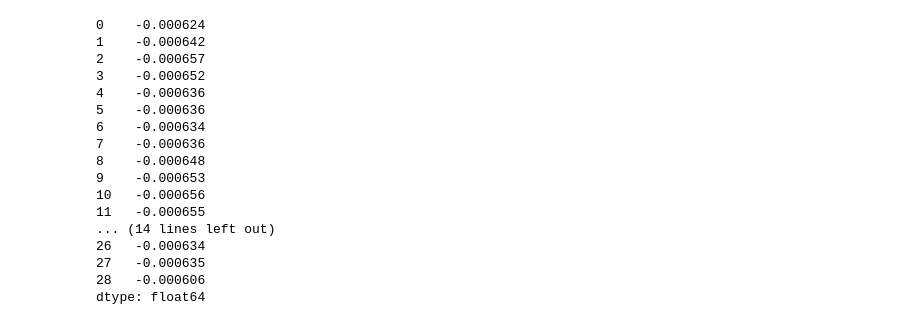
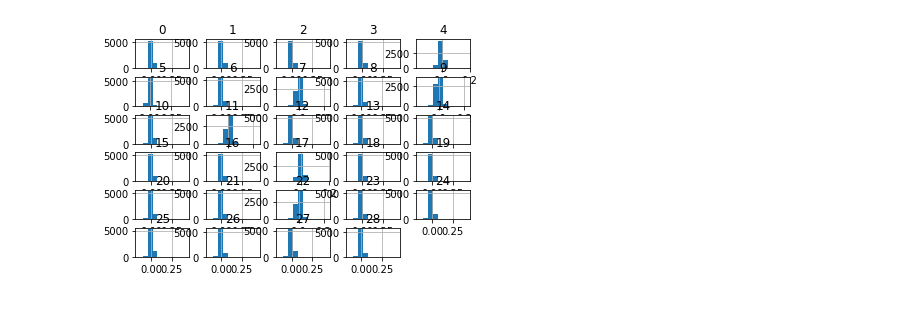
Before and after one commit to PacktPublishing/Artificial-Intelligence-with-Python-Cookbook, a Jupyter notebook: chapter04/Predicting stock prices with confidence.ipynb, the cells around one changed output. Drawn from its saved outputs; the diff is of its cells as text; code cells hidden in the pictures.

```diff
--- a/chapter04/Predicting stock prices with confidence.ipynb
+++ b/chapter04/Predicting stock prices with confidence.ipynb
@@ -84,22 +144,6 @@ X_train, X_test, y_train, y_test = train_test_split(X, y)
 #X_train = scaler.fit_transform(X_train)
 #X_test = scaler.transform(X_test)
 # %%
-pd.DataFrame(X).mean()
+pd.DataFrame(X_train).hist();
 # %% [output]
-0    -0.000624
-1    -0.000642
-2    -0.000657
-3    -0.000652
-4    -0.000636
-5    -0.000636
-6    -0.000634
-7    -0.000636
-8    -0.000648
-9    -0.000653
-10   -0.000656
-11   -0.000655
-... (14 lines left out)
-26   -0.000634
-27   -0.000635
-28   -0.000606
-dtype: float64
+[figure, added]
```
Also changed, not shown: parts of 57 cells of this notebook, 7 other files.
